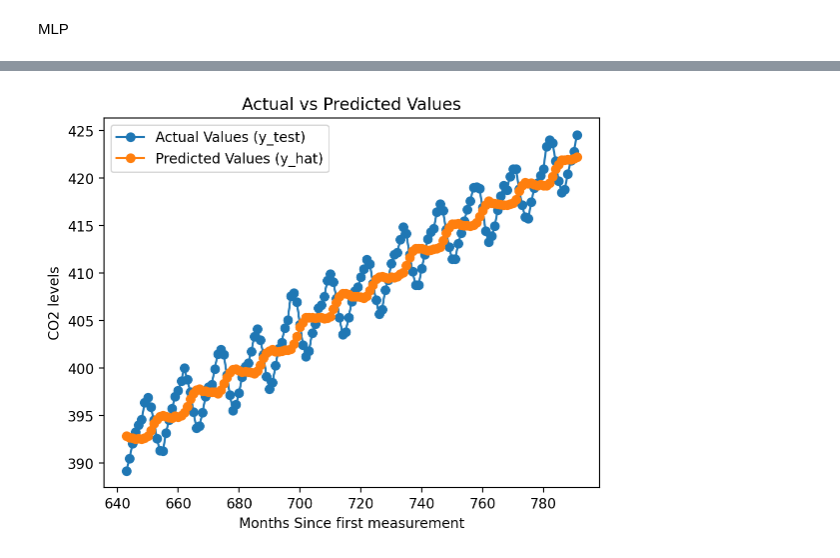
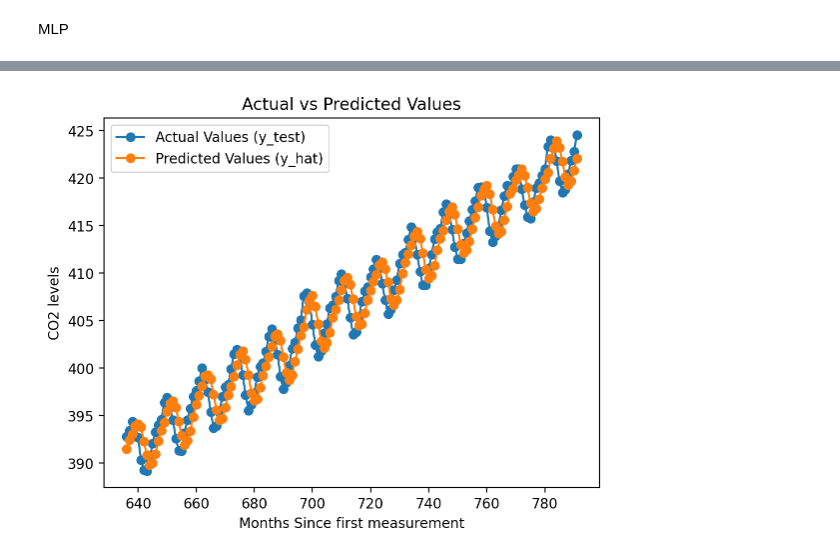
Before and after one commit to HrishikeshCP/assignment-3-es-335-2024-optimizers, a Jupyter notebook: qn3/qn3.ipynb, the cells around one changed output, grey strips where cells are left out. Cells and saved outputs as stored; diff of their text form; code cells hidden in the pictures.

```diff
--- a/qn3/qn3.ipynb
+++ b/qn3/qn3.ipynb
@@ -103,14 +159,14 @@ def make_dataset_ma(y, X, lag):
     return X_train, y_train, months
 
 
-lag = 10 #As we increase the lag the error reduces
+lag = 3 #As we increase the lag the error reduces
 X_train_ma, y_train_ma, months_train_ma = make_dataset_ma(train_data, X_train_data, lag)
 reg_ma = LinearRegression().fit(X_train_ma.values.reshape(-1, 1), y_train_ma)
 X_test_ma, y_test_ma, months_test_ma = make_dataset_ma(test_data, X_test_data, lag)
 y_hat_ma = reg_ma.predict(X_test_ma.values.reshape(-1, 1))
-mse_ma = mean_squared_error(y_test_ma, y_hat_ma)
+rmse_ma =np.sqrt(mean_squared_error(y_test_ma, y_hat_ma))
 
-print(f"Mean Squared Error (MSE) for Moving Average: {mse_ma}")
+print(f"Root Mean Squared Error (MSE) for Moving Average: {rmse_ma}")
 # Plotting the predicted output for lag=10 for the test sequence
 plt.plot(months_test_ma, y_test_ma, label='Actual Values (y_test)', marker='o')
 plt.plot(months_test_ma, y_hat_ma, label='Predicted Values (y_hat)', marker='o')
@@ -283,9 +330,9 @@ def predict(model, X_test):
         return model(X_test).numpy()
 
 # Example run of the MLP model
-lag = 10
+lag = 3
 input_size = lag
-hidden_size = 16  # You can adjust this according to your problem
+hidden_size = 3 # You can adjust this according to your problem
 output_size = 1
 
 # Prepare data
@@ -302,8 +349,8 @@ train_model(model, X_train_tensor, y_train_tensor, num_epochs=200, learning_rate
 y_hat = predict(model, X_test_tensor)
 
 # Calculate MSE
-mse = mean_squared_error(y_test, y_hat)
-print(f"Mean Squared Error (MSE): {mse}")
+rmse = np.sqrt(mean_squared_error(y_test, y_hat))
+print(f"Root Mean Squared Error (RMSE): {rmse}")
 
 
 # Plotting the predicted output for the test sequence
@@ -335 +382 @@ Mean Squared Error (MSE): 7.512960949961393
-[figure, old version]
+[figure, new version]
```
Also changed, not shown: parts of 7 cells of this notebook.
